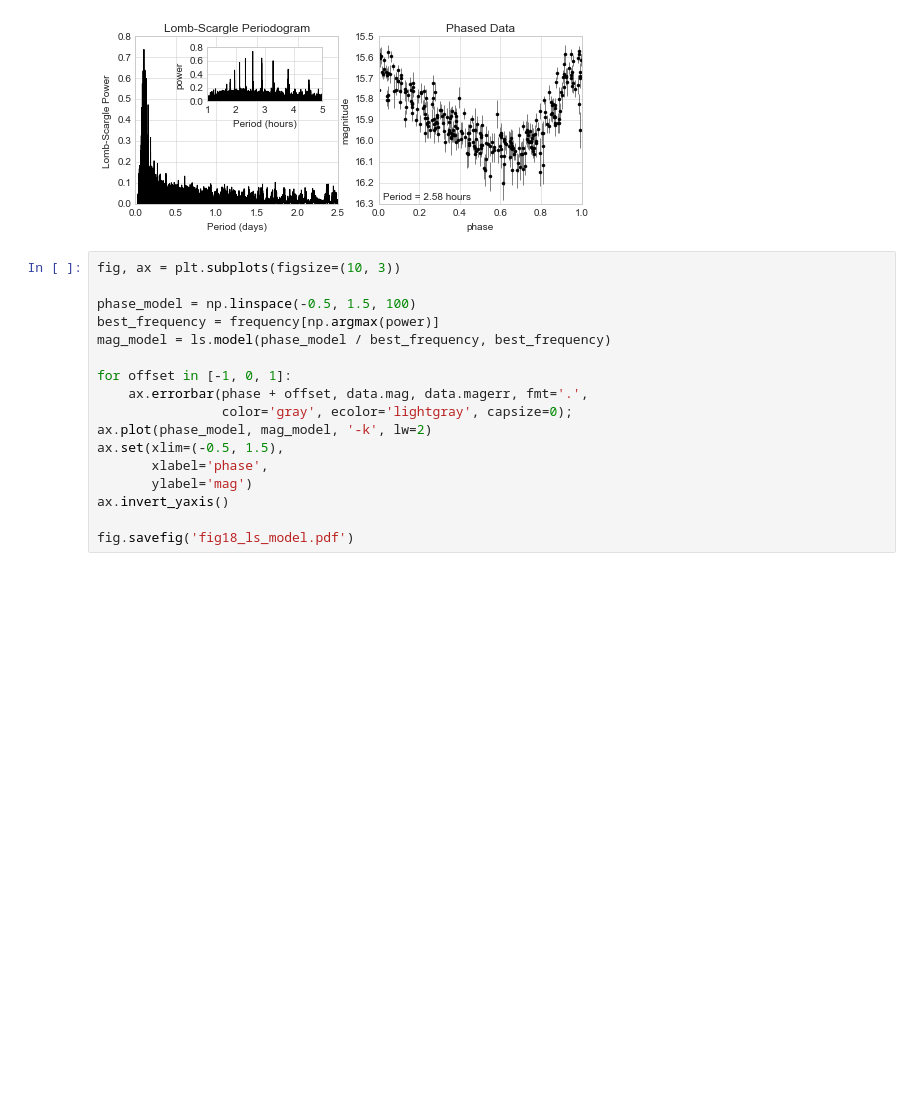
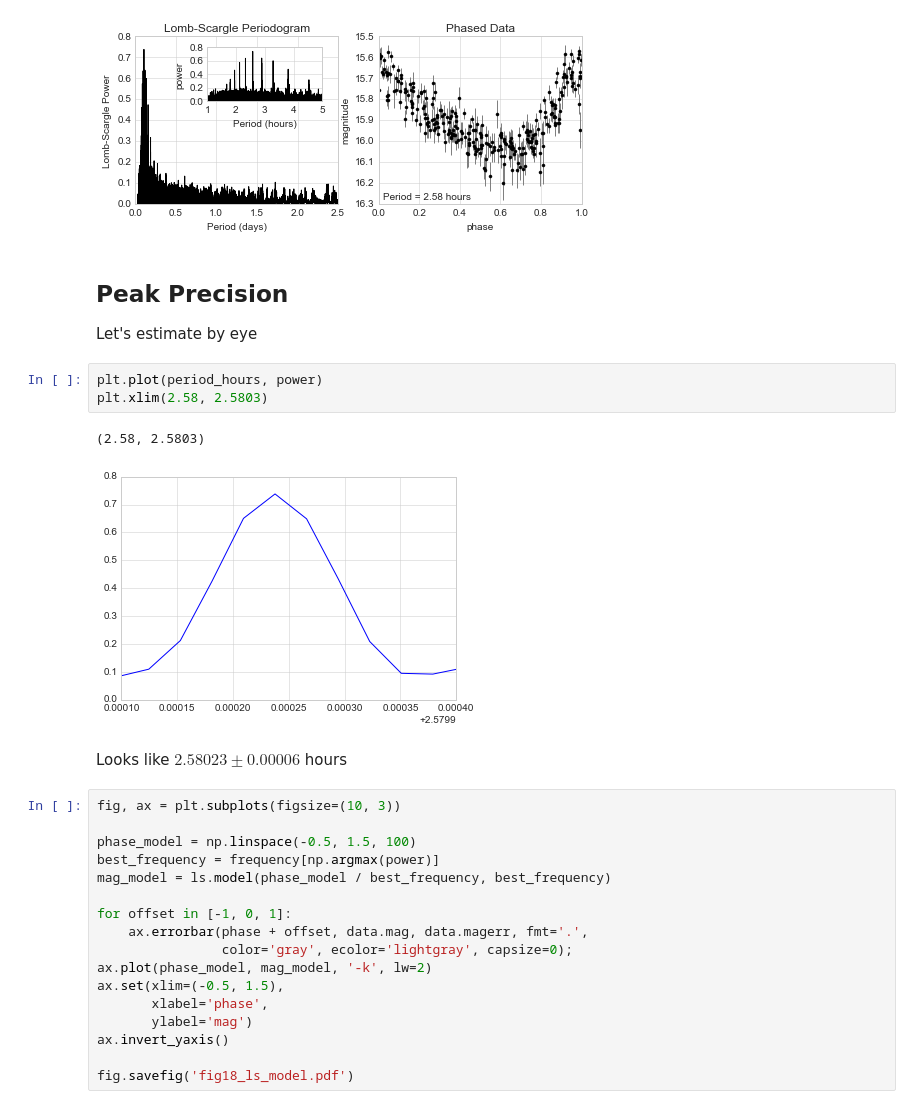
Before and after one commit to jakevdp/PracticalLombScargle, a Jupyter notebook: figures/LINEAR_Example.ipynb, the cells around one changed output. Saved outputs shown, nothing was run; the diff lists cells and outputs as text; blank space fills up the shorter version.

```diff
--- a/figures/LINEAR_Example.ipynb
+++ b/figures/LINEAR_Example.ipynb
@@ -102,6 +102,18 @@ inset.set(xlim=(1, 5),
 fig.savefig('fig02_LINEAR_PSD.pdf');
 # %% [output]
 [figure]
+# %% [markdown]
+## Peak Precision
+
+Let's estimate by eye
+# %%
+plt.plot(period_hours, power)
+plt.xlim(2.58, 2.5803)
+# %% [output]
+(2.58, 2.5803)
+[figure, added]
+# %% [markdown]
+Looks like $2.58023 \pm 0.00006$ hours
 # %%
 fig, ax = plt.subplots(figsize=(10, 3))
 
```
Also changed, not shown: 8 other files.
